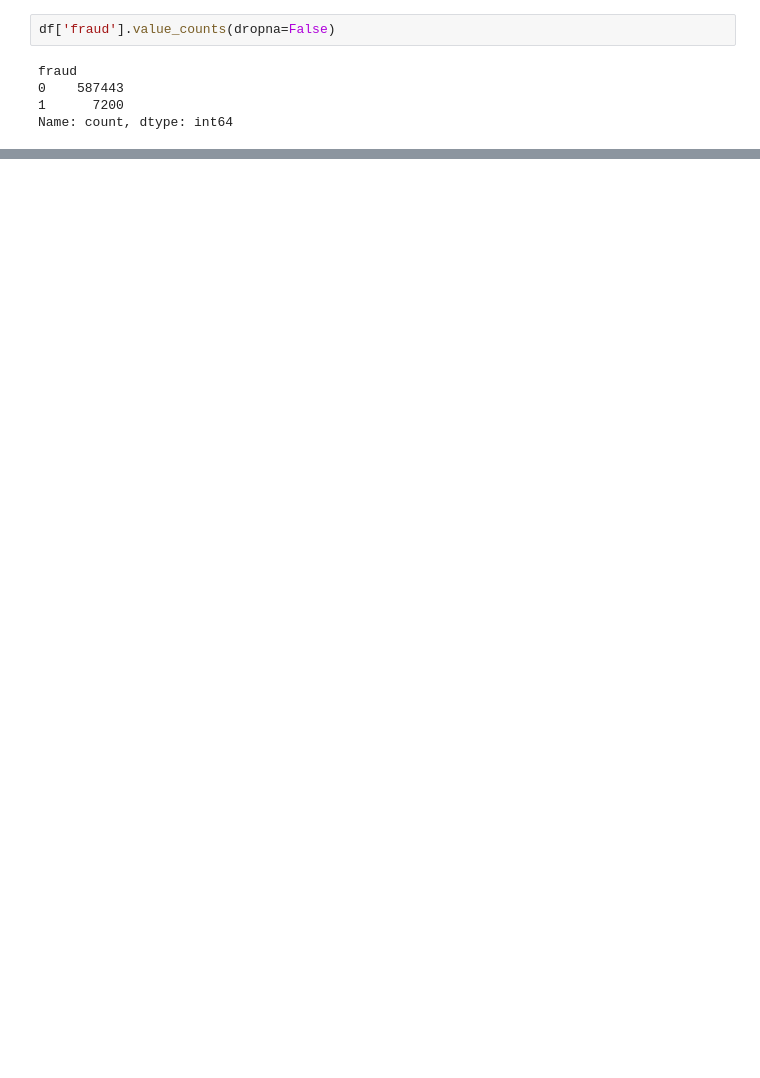
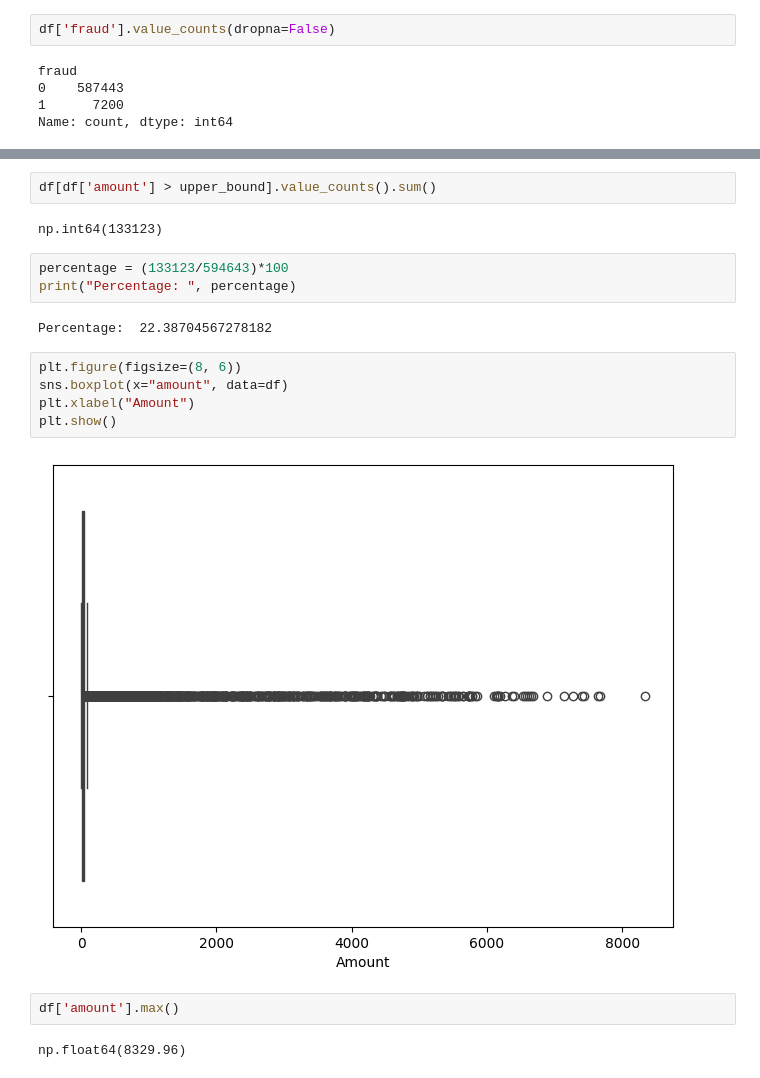
Before and after one commit to Ashwini8686/financial-transaction-fraud-detection, a Jupyter notebook: Notebook/Fraud_detection.ipynb, the cells around one changed output, grey strips where cells are left out. Drawn from its saved outputs; the diff is of its cells as text; blank space fills up the shorter version.

```diff
--- a/Notebook/Fraud_detection.ipynb
+++ b/Notebook/Fraud_detection.ipynb
@@ -206,0 +388,20 @@ Name: count, dtype: int64
+# %%
+df[df['amount'] > upper_bound].value_counts().sum()
+# %% [output]
+np.int64(133123)
+# %%
+percentage = (133123/594643)*100
+print("Percentage: ", percentage)
+# %% [output]
+Percentage:  22.38704567278182
+# %%
+plt.figure(figsize=(8, 6))
+sns.boxplot(x="amount", data=df)
+plt.xlabel("Amount")
+plt.show()
+# %% [output]
+[figure, added]
+# %%
+df['amount'].max()
+# %% [output]
+np.float64(8329.96)
```
Also changed, not shown: parts of 38 cells of this notebook.
